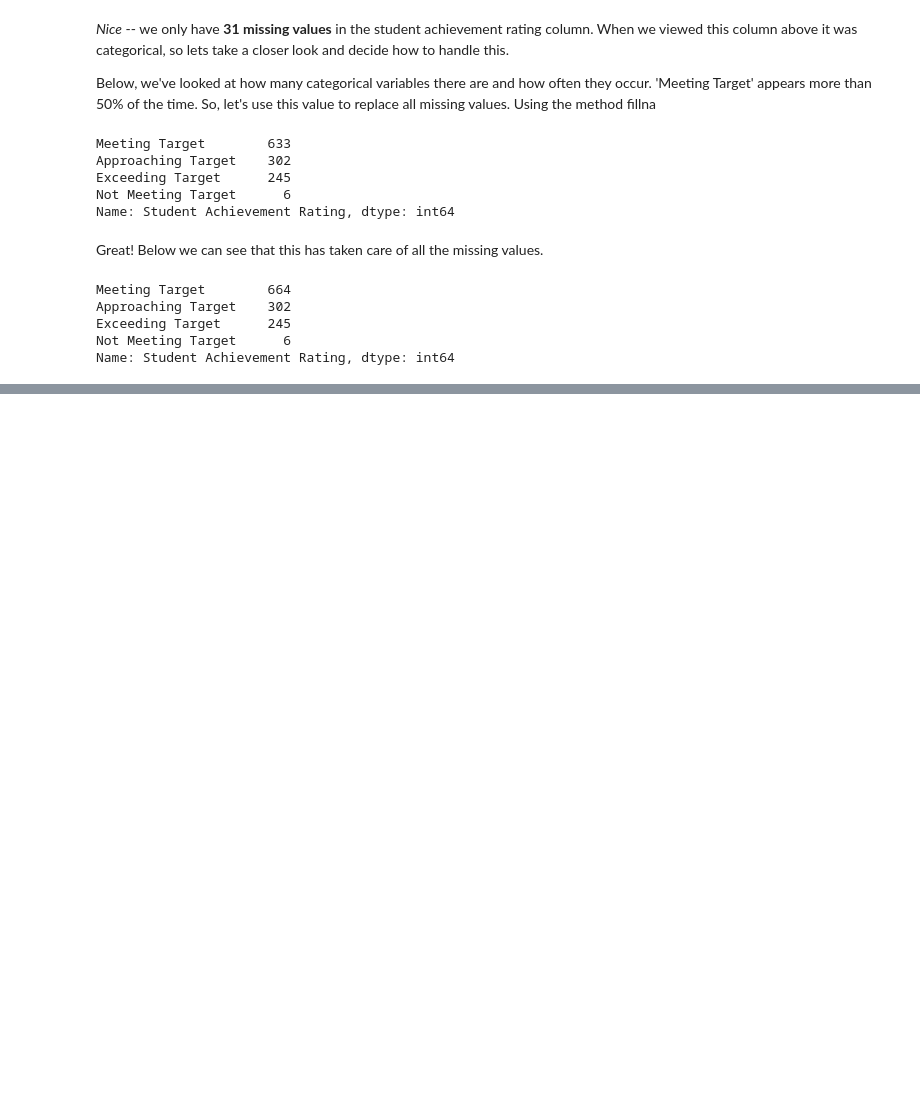
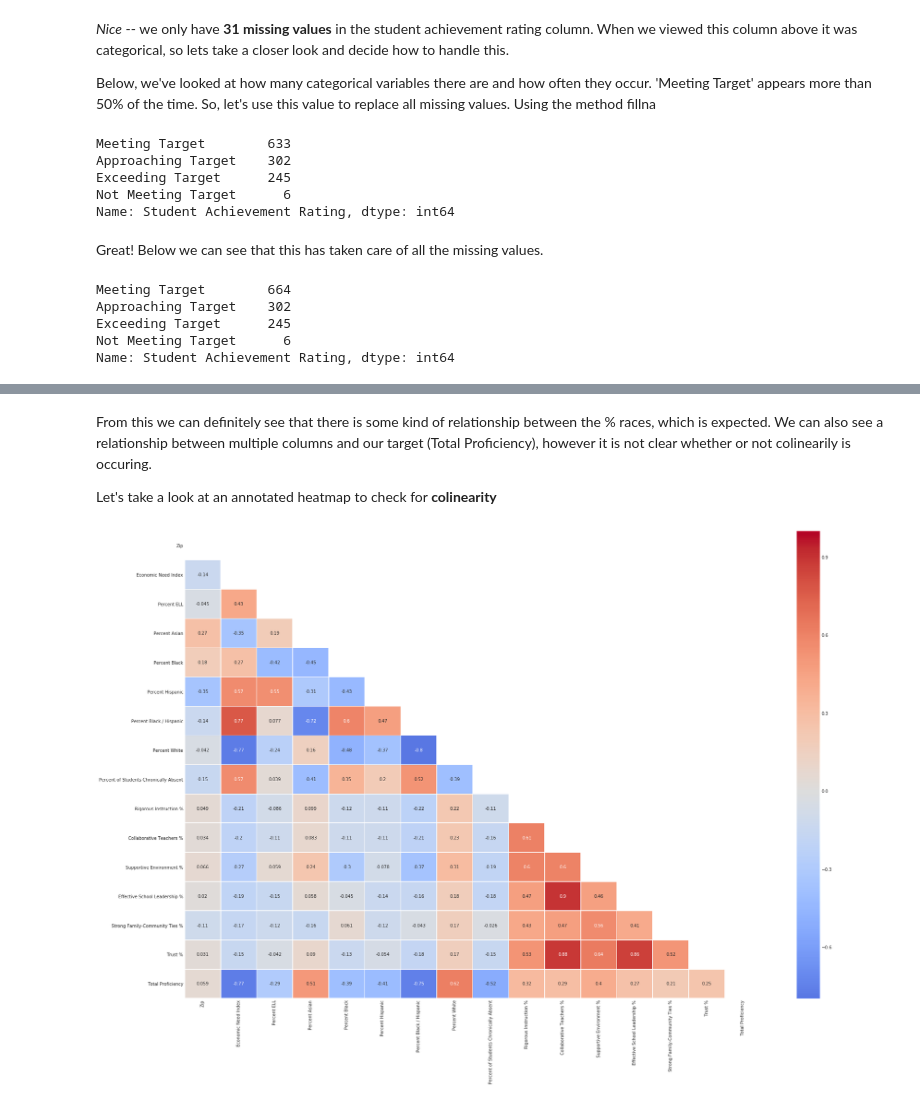
Before and after one commit to elenasm7/Linear-Regression-NYC-Schools, a Jupyter notebook: Cleaned_up_code/Cleaned_notebook_start.ipynb, the cells around one changed output, grey strips where cells are left out. Cells and saved outputs as stored; diff of their text form; code cells hidden in the pictures; blank space fills up the shorter version.

```diff
--- a/Cleaned_up_code/Cleaned_notebook_start.ipynb
+++ b/Cleaned_up_code/Cleaned_notebook_start.ipynb
@@ -318,0 +332,17 @@ Name: Student Achievement Rating, dtype: int64
+# %% [markdown]
+From this we can definitely see that there is some kind of relationship between the % races, which is expected.
+We can also see a relationship between multiple columns and our target (Total Proficiency), however it is not clear
+whether or not colinearily is occuring.
+
+Let's take a look at an annotated heatmap to check for __colinearity__
+# %%
+corr = kaggle_school_data_df[columsn_plots].corr()
+plt.figure(figsize=(30,20))
+mask = np.zeros_like(corr)
+mask[np.triu_indices_from(mask)] = True
+#we are masking the upper half of the plot to make it easier to read
+with sns.axes_style("white"):
+    ax = sns.heatmap(corr,mask=mask,center=0,cmap="coolwarm",annot=True,linewidths=.5)
+# mask=mask
+# %% [output]
+[figure, added]
```
Also changed, not shown: parts of 18 cells of this notebook, 1 other file.
